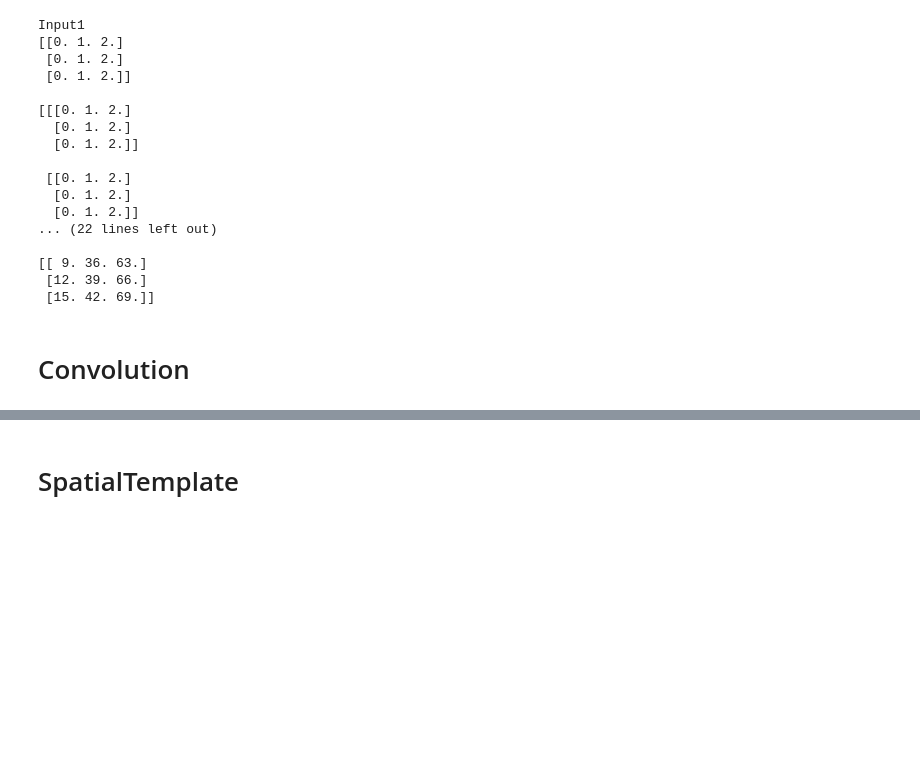
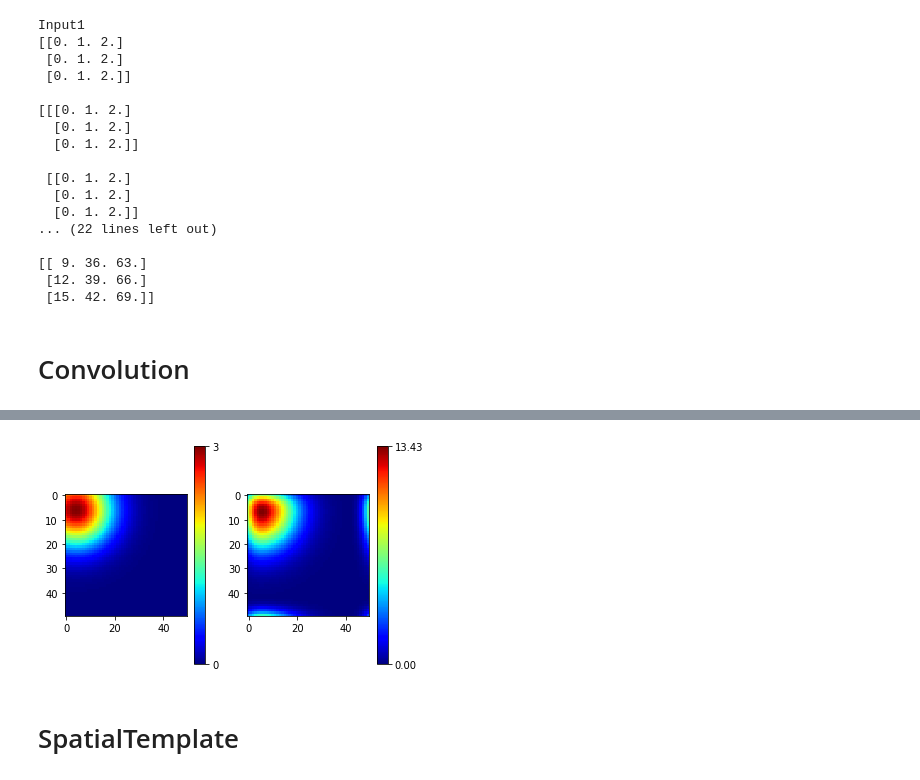
Before and after one commit to rturon/dft_in_nengo, a Jupyter notebook: Additional_cedar_modules.ipynb, the cells around one changed output, grey strips where cells are left out. Drawn from its saved outputs; the diff is of its cells as text; code cells hidden in the pictures; blank space fills up the shorter version.

```diff
--- a/Additional_cedar_modules.ipynb
+++ b/Additional_cedar_modules.ipynb
@@ -549,8 +550,27 @@ class Convolution(object):
         self.border_type = border_type
 
     def update(self, inp):
-        return pad_and_convolve(inp, self.kernel(), self.border_type)
+        out = inp.reshape(*self.sizes)
+        return pad_and_convolve(out, self.kernel(), self.border_type).flatten()
 
     def make_node(self):
         return nengo.Node(lambda t, x: self.update(x), size_in=np.prod(self.sizes),
                           size_out=np.prod(self.sizes))
+# %%
+model6 = nengo.Network()
+
+sizes = [50,50]
+with model6:
+
+
+    inp_conv = GaussInput(sizes, [4,6], [10,10], 3).make_node()
+    conv = Convolution(sizes, GaussKernel(5,3), 'cyclic').make_node()
+
+    nengo.Connection(inp_conv, conv, synapse=0)
+
+    probe_inp_conv = nengo.Probe(inp_conv)
+    probe_conv = nengo.Probe(conv)
+
+sim6 = nengo.Simulator(model6)
+with sim6:
+    sim6.run(0.01)
@@ -557,2 +582,15 @@ class Convolution(object):
+# %%
+plt.figure()
+plt.subplot(1,2,1)
+plt.imshow(sim6.data[probe_inp_conv][1].reshape(*sizes), cmap='jet')
+plt.colorbar(ticks=[sim6.data[probe_inp_conv][1].min(),
+                    sim6.data[probe_inp_conv][1].max()])
+plt.subplot(1,2,2)
+plt.imshow(sim6.data[probe_conv][1].reshape(*sizes), cmap='jet')
+plt.colorbar(ticks=[sim6.data[probe_conv][1].min(),
+                    sim6.data[probe_conv][1].max()])
+plt.show()
+# %% [output]
+[figure, added]
 # %% [markdown]
 # SpatialTemplate
```
Also changed, not shown: parts of 6 cells of this notebook, 1 other file.
